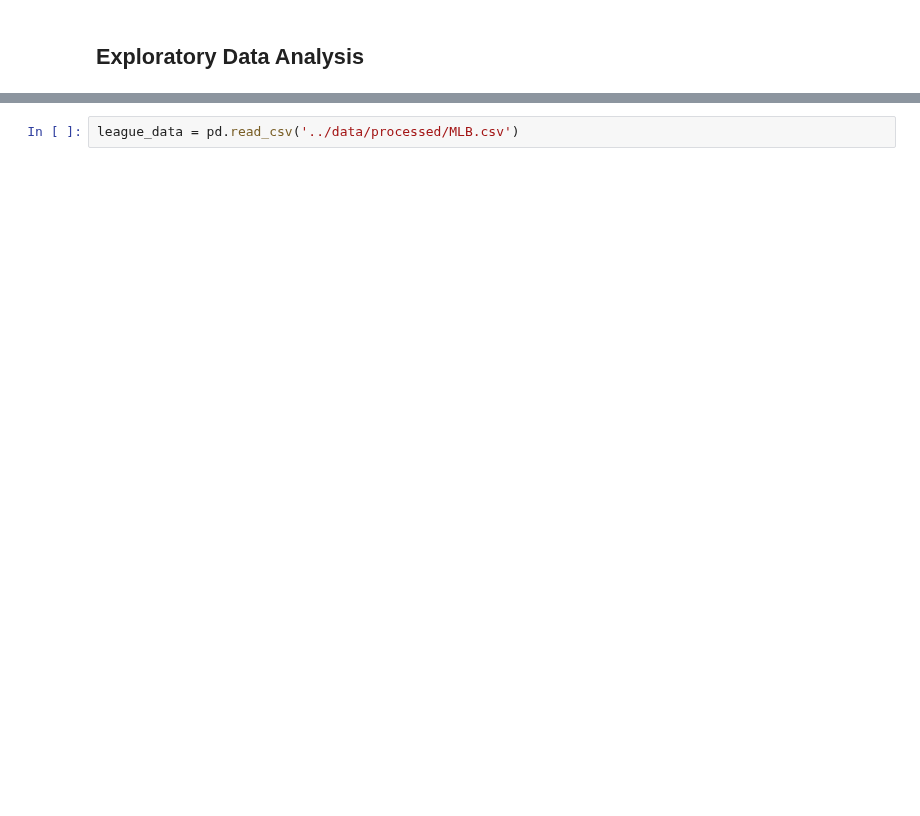
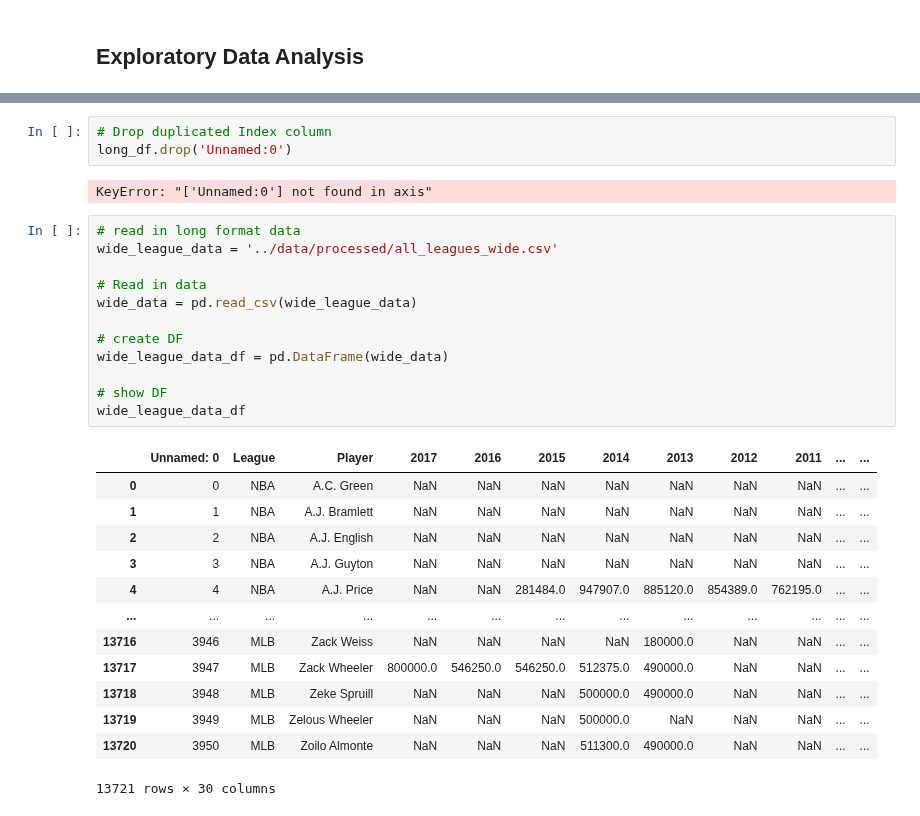
Before and after one commit to JP-Butler/Pro_Sports_Salary_Analysis, a Jupyter notebook: cookiecutter_structure/notebooks/eda.ipynb, the cells around one changed output, grey strips where cells are left out. Saved outputs shown, nothing was run; the diff lists cells and outputs as text; blank space fills up the shorter version.

```diff
--- a/cookiecutter_structure/notebooks/eda.ipynb
+++ b/cookiecutter_structure/notebooks/eda.ipynb
@@ -20,2 +35,31 @@ FileNotFoundError: [Errno 2] No such file or directory: '../data/processed/all_l
-# %%
-league_data = pd.read_csv('../data/processed/MLB.csv')
+# %%
+# Drop duplicated Index column
+long_df.drop('Unnamed:0')
+# %% [output]
+KeyError: "['Unnamed:0'] not found in axis"
+# %%
+# read in long format data
+wide_league_data = '../data/processed/all_leagues_wide.csv'
+
+# Read in data
+wide_data = pd.read_csv(wide_league_data)
+
+# create DF
+wide_league_data_df = pd.DataFrame(wide_data)
+
+# show DF
+wide_league_data_df
+# %% [output]
+|  | Unnamed: 0 | League | Player | 2017 | 2016 | 2015 | 2014 | 2013 | 2012 | 2011 | ... | ... |
+| 0 | 0 | NBA | A.C. Green | NaN | NaN | NaN | NaN | NaN | NaN | NaN | ... | ... |
+| 1 | 1 | NBA | A.J. Bramlett | NaN | NaN | NaN | NaN | NaN | NaN | NaN | ... | ... |
+| 2 | 2 | NBA | A.J. English | NaN | NaN | NaN | NaN | NaN | NaN | NaN | ... | ... |
+| 3 | 3 | NBA | A.J. Guyton | NaN | NaN | NaN | NaN | NaN | NaN | NaN | ... | ... |
+| 4 | 4 | NBA | A.J. Price | NaN | NaN | 281484.0 | 947907.0 | 885120.0 | 854389.0 | 762195.0 | ... | ... |
+| ... | ... | ... | ... | ... | ... | ... | ... | ... | ... | ... | ... | ... |
+| 13716 | 3946 | MLB | Zack Weiss | NaN | NaN | NaN | NaN | 180000.0 | NaN | NaN | ... | ... |
+| 13717 | 3947 | MLB | Zack Wheeler | 800000.0 | 546250.0 | 546250.0 | 512375.0 | 490000.0 | NaN | NaN | ... | ... |
+| 13718 | 3948 | MLB | Zeke Spruill | NaN | NaN | NaN | 500000.0 | 490000.0 | NaN | NaN | ... | ... |
+| 13719 | 3949 | MLB | Zelous Wheeler | NaN | NaN | NaN | 500000.0 | NaN | NaN | NaN | ... | ... |
+| 13720 | 3950 | MLB | Zoilo Almonte | NaN | NaN | NaN | 511300.0 | 490000.0 | NaN | NaN | ... | ... |
+13721 rows × 30 columns
```
Also changed, not shown: parts of 8 cells of this notebook.
